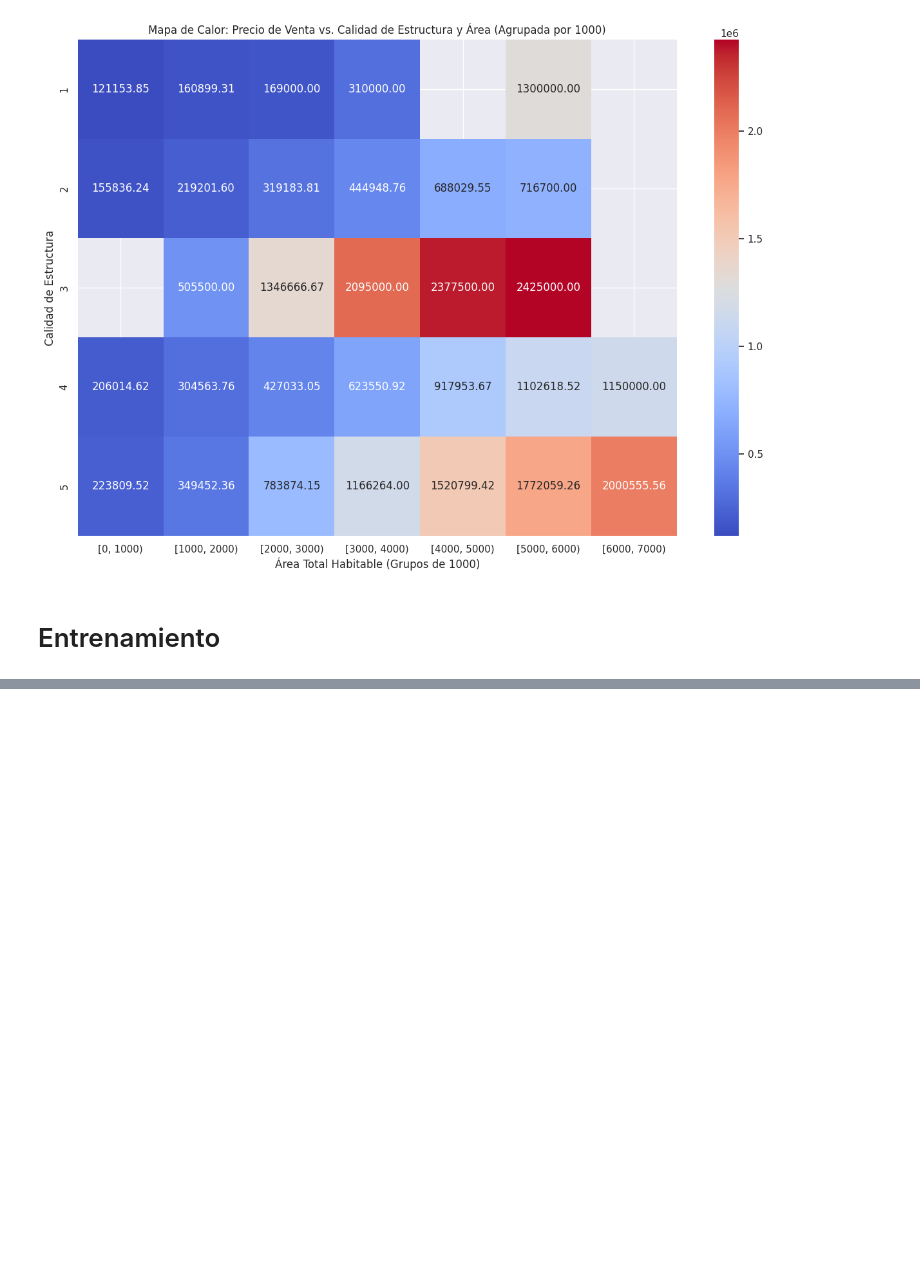
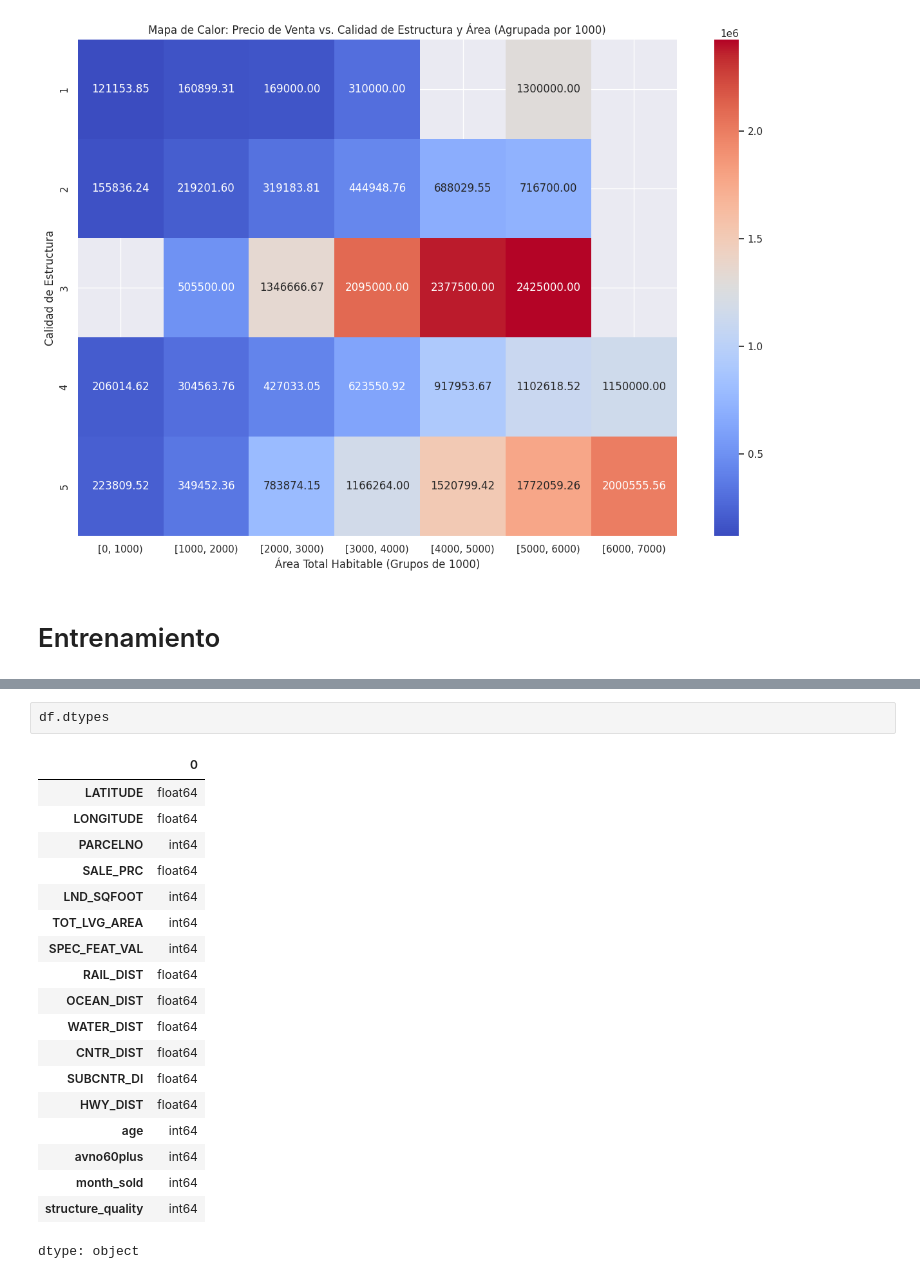
Before and after one commit to ileanacoletta/PF_Ileana_Coletta, a Jupyter notebook: PF_2_00.ipynb, the cells around one changed output, grey strips where cells are left out. Drawn from its saved outputs; the diff is of its cells as text; blank space fills up the shorter version.

```diff
--- a/PF_2_00.ipynb
+++ b/PF_2_00.ipynb
@@ -912,0 +995,22 @@ from sklearn.metrics import mean_squared_error, r2_score, mean_absolute_error
+# %%
+df.dtypes
+# %% [output]
+|  | 0 |
+| LATITUDE | float64 |
+| LONGITUDE | float64 |
+| PARCELNO | int64 |
+| SALE_PRC | float64 |
+| LND_SQFOOT | int64 |
+| TOT_LVG_AREA | int64 |
+| SPEC_FEAT_VAL | int64 |
+| RAIL_DIST | float64 |
+| OCEAN_DIST | float64 |
+| WATER_DIST | float64 |
+| CNTR_DIST | float64 |
+| SUBCNTR_DI | float64 |
+| HWY_DIST | float64 |
+| age | int64 |
+| avno60plus | int64 |
+| month_sold | int64 |
+| structure_quality | int64 |
+dtype: object
```
Also changed, not shown: parts of 19 cells of this notebook.
